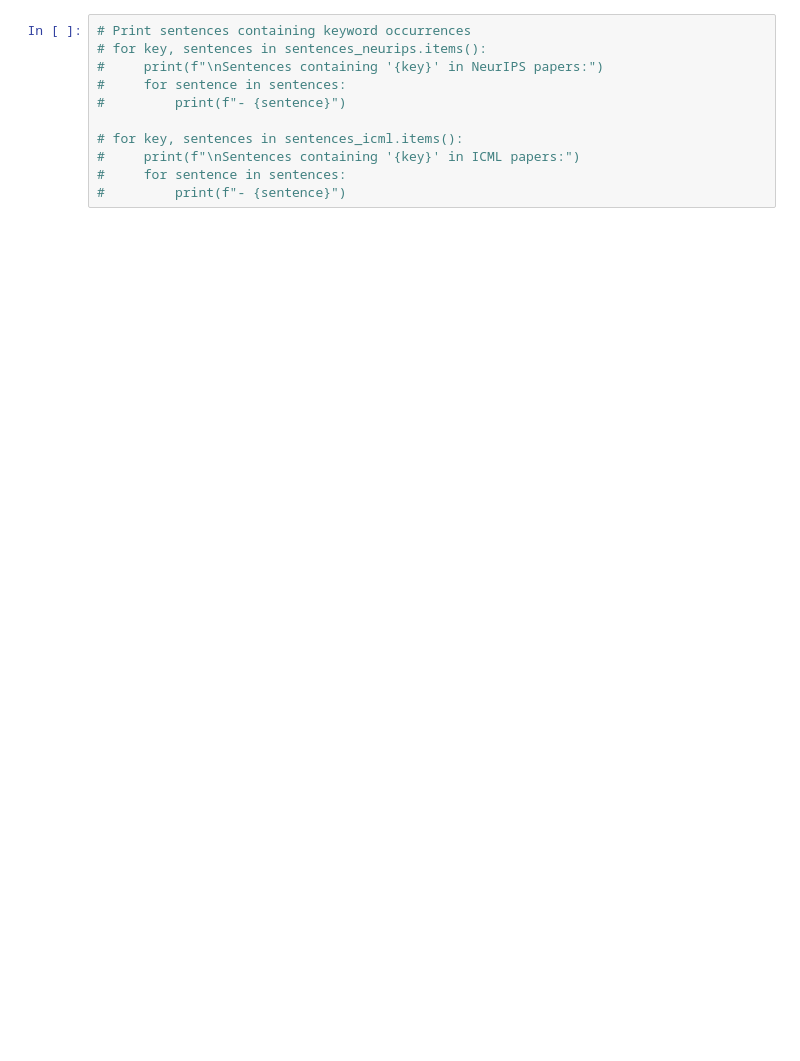
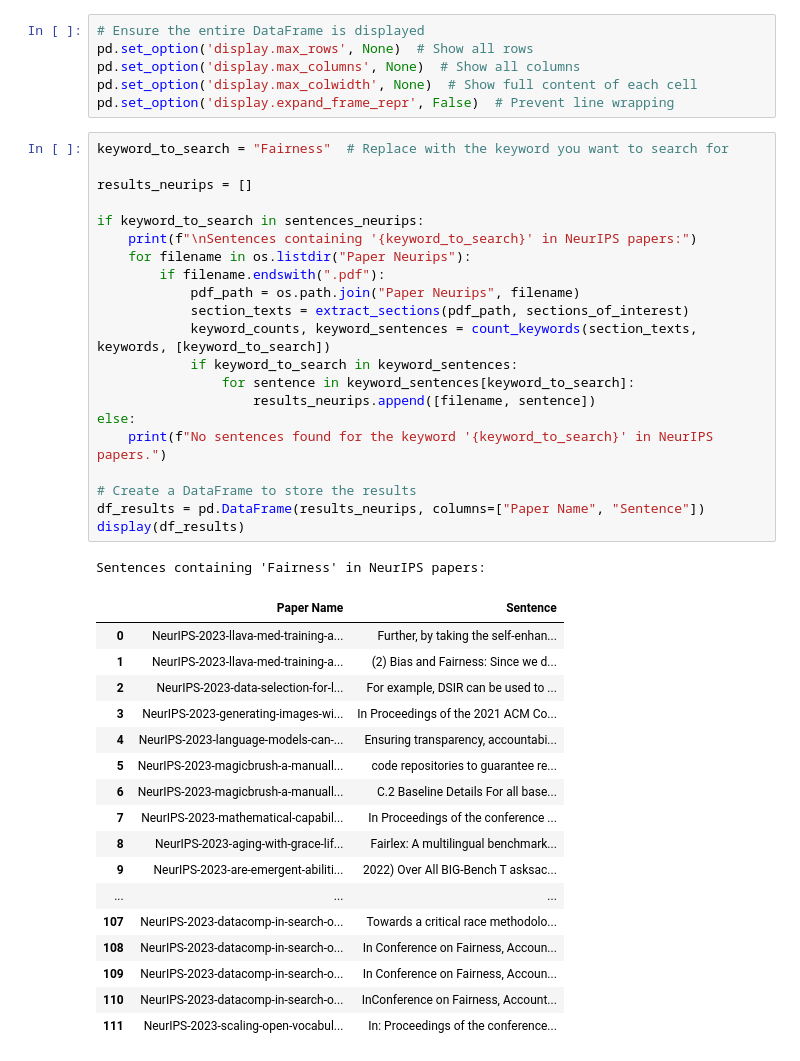
Before and after one commit to IsabelKurth/values-in-ml-research, a Jupyter notebook: value_extraction.ipynb, the cells around one changed output. Saved outputs shown, nothing was run; the diff lists cells and outputs as text; blank space fills up the shorter version.

```diff
--- a/value_extraction.ipynb
+++ b/value_extraction.ipynb
@@ -225,14 +168,49 @@ if __name__ == "__main__":
 # %% [output]
 Keyword counts saved to keyword_counts_neurips.csv
 Keyword counts saved to keyword_counts_icml.csv
-# %%
-# Print sentences containing keyword occurrences
-# for key, sentences in sentences_neurips.items():
-#     print(f"\nSentences containing '{key}' in NeurIPS papers:")
-#     for sentence in sentences:
-#         print(f"- {sentence}")
-
-# for key, sentences in sentences_icml.items():
-#     print(f"\nSentences containing '{key}' in ICML papers:")
-#     for sentence in sentences:
-#         print(f"- {sentence}")
+# %%
+# Ensure the entire DataFrame is displayed
+pd.set_option('display.max_rows', None)  # Show all rows
+pd.set_option('display.max_columns', None)  # Show all columns
+pd.set_option('display.max_colwidth', None)  # Show full content of each cell
+pd.set_option('display.expand_frame_repr', False)  # Prevent line wrapping
+# %%
+keyword_to_search = "Fairness"  # Replace with the keyword you want to search for
+
+results_neurips = []
+
+if keyword_to_search in sentences_neurips:
+    print(f"\nSentences containing '{keyword_to_search}' in NeurIPS papers:")
+    for filename in os.listdir("Paper Neurips"):
+        if filename.endswith(".pdf"):
+            pdf_path = os.path.join("Paper Neurips", filename)
+            section_texts = extract_sections(pdf_path, sections_of_interest)
+            keyword_counts, keyword_sentences = count_keywords(section_texts, keywords, [keyword_to_search])
+            if keyword_to_search in keyword_sentences:
+                for sentence in keyword_sentences[keyword_to_search]:
+                    results_neurips.append([filename, sentence])
+else:
+    print(f"No sentences found for the keyword '{keyword_to_search}' in NeurIPS papers.")
+
+# Create a DataFrame to store the results
+df_results = pd.DataFrame(results_neurips, columns=["Paper Name", "Sentence"])
+display(df_results)
+# %% [output]
+Sentences containing 'Fairness' in NeurIPS papers:
+|  | Paper Name | Sentence |
+| 0 | NeurIPS-2023-llava-med-training-a... | Further, by taking the self-enhan... |
+| 1 | NeurIPS-2023-llava-med-training-a... | (2) Bias and Fairness: Since we d... |
+| 2 | NeurIPS-2023-data-selection-for-l... | For example, DSIR can be used to ... |
+| 3 | NeurIPS-2023-generating-images-wi... | In Proceedings of the 2021 ACM Co... |
+| 4 | NeurIPS-2023-language-models-can-... | Ensuring transparency, accountabi... |
+| 5 | NeurIPS-2023-magicbrush-a-manuall... | code repositories to guarantee re... |
+| 6 | NeurIPS-2023-magicbrush-a-manuall... | C.2 Baseline Details For all base... |
+| 7 | NeurIPS-2023-mathematical-capabil... | In Proceedings of the conference ... |
+| 8 | NeurIPS-2023-aging-with-grace-lif... | Fairlex: A multilingual benchmark... |
+| 9 | NeurIPS-2023-are-emergent-abiliti... | 2022) Over All BIG-Bench T asksac... |
+| ... | ... | ... |
+| 107 | NeurIPS-2023-datacomp-in-search-o... | Towards a critical race methodolo... |
+| 108 | NeurIPS-2023-datacomp-in-search-o... | In Conference on Fairness, Accoun... |
+| 109 | NeurIPS-2023-datacomp-in-search-o... | In Conference on Fairness, Accoun... |
+| 110 | NeurIPS-2023-datacomp-in-search-o... | InConference on Fairness, Account... |
+| 111 | NeurIPS-2023-scaling-open-vocabul... | In: Proceedings of the conference... |
```
Also changed, not shown: parts of 2 cells of this notebook, 21 other files.
